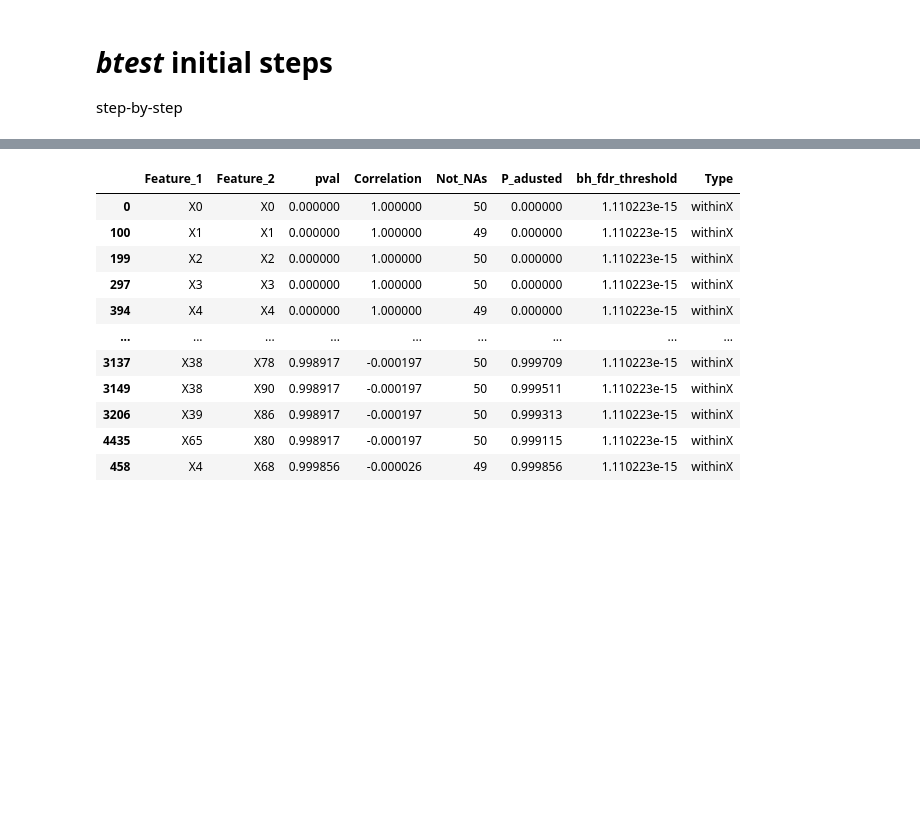
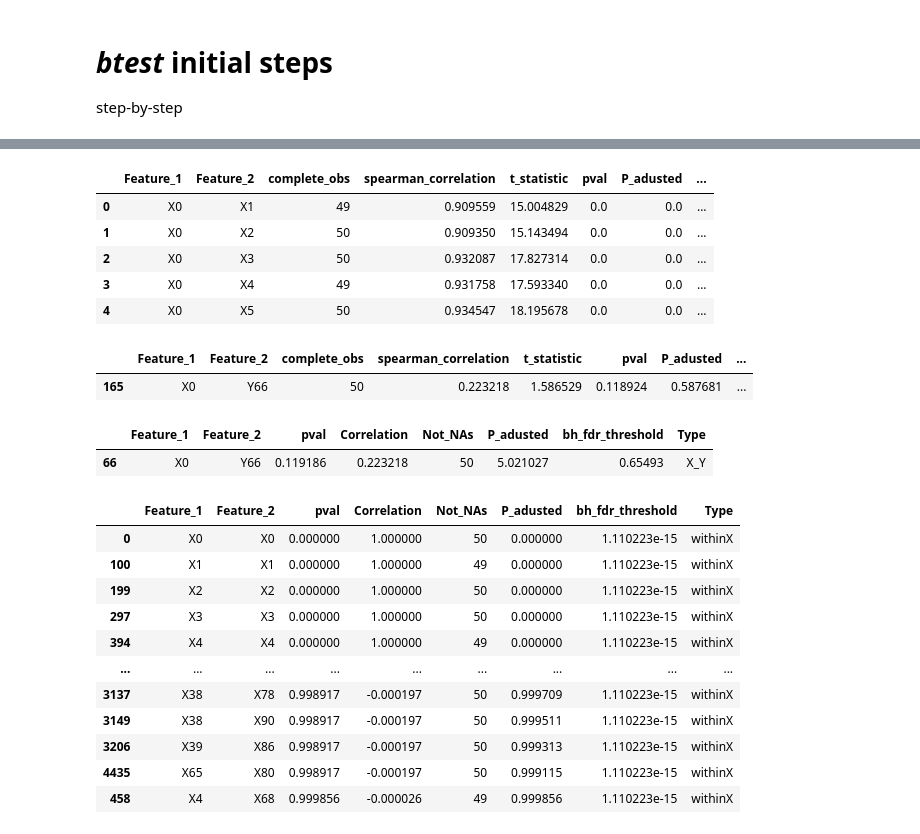
Before and after one commit to omicsEye/btest, a Jupyter notebook: notebooks/btest.ipynb, the cells around one changed output, grey strips where cells are left out. Drawn from its saved outputs; the diff is of its cells as text; code cells hidden in the pictures; blank space fills up the shorter version.

```diff
--- a/notebooks/btest.ipynb
+++ b/notebooks/btest.ipynb
@@ -50,0 +57,3 @@ Wall time: 2.07 s
+# %%
+%%time
+X_Y_3 = utils.btest_corr_3(dataAll, featuresX, featuresY, method=method, fdr=fdr, Type='X_Y')
@@ -51,3 +63,22 @@ Wall time: 2.07 s
+# %%
+X_Y_3.head()
+# %% [output]
+|  | Feature_1 | Feature_2 | complete_obs | spearman_correlation | t_statistic | pval | P_adusted | ... |
+| 0 | X0 | X1 | 49 | 0.909559 | 15.004829 | 0.0 | 0.0 | ... |
+| 1 | X0 | X2 | 50 | 0.909350 | 15.143494 | 0.0 | 0.0 | ... |
+| 2 | X0 | X3 | 50 | 0.932087 | 17.827314 | 0.0 | 0.0 | ... |
+| 3 | X0 | X4 | 49 | 0.931758 | 17.593340 | 0.0 | 0.0 | ... |
+| 4 | X0 | X5 | 50 | 0.934547 | 18.195678 | 0.0 | 0.0 | ... |
+# %%
+X_Y_3[(X_Y_3['Feature_1']=='X0')&(X_Y_3['Feature_2']=='Y66')]
+# %% [output]
+|  | Feature_1 | Feature_2 | complete_obs | spearman_correlation | t_statistic | pval | P_adusted | ... |
+| 165 | X0 | Y66 | 50 | 0.223218 | 1.586529 | 0.118924 | 0.587681 | ... |
+# %%
+X_Y[(X_Y['Feature_1']=='X0')&(X_Y['Feature_2']=='Y66')]
+# %% [output]
+|  | Feature_1 | Feature_2 | pval | Correlation | Not_NAs | P_adusted | bh_fdr_threshold | Type |
+| 66 | X0 | Y66 | 0.119186 | 0.223218 | 50 | 5.021027 | 0.65493 | X_Y |
 # %%
 dataAll = dataX
 features = featuresX
```
Also changed, not shown: parts of 6 cells of this notebook, 1 other file.
